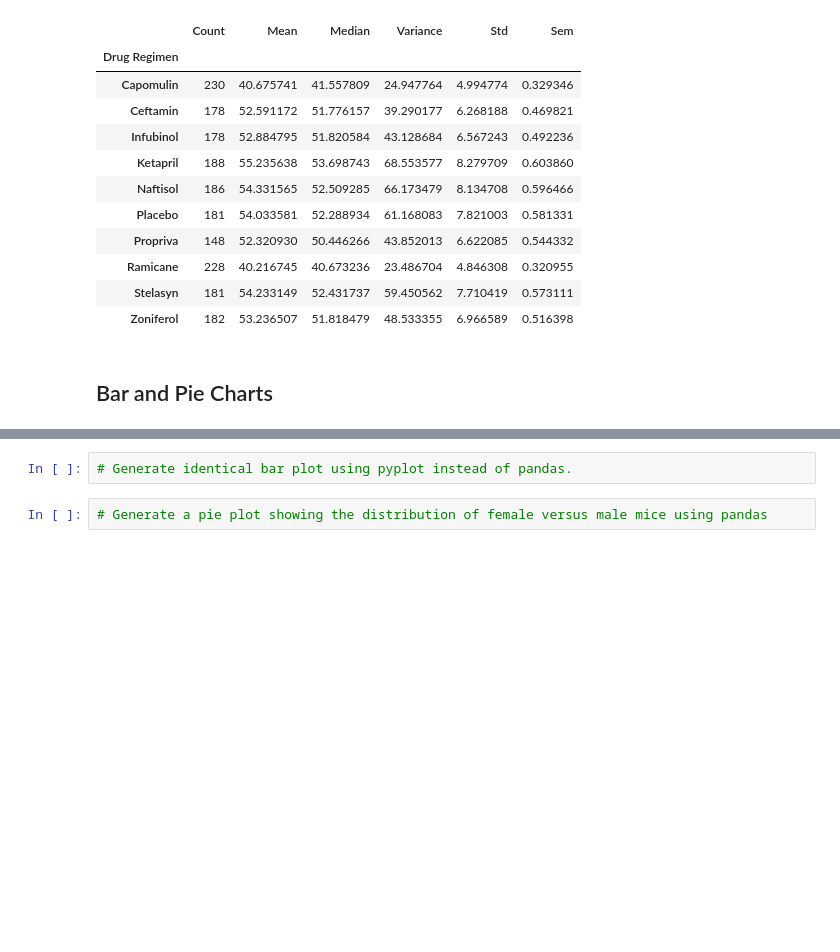
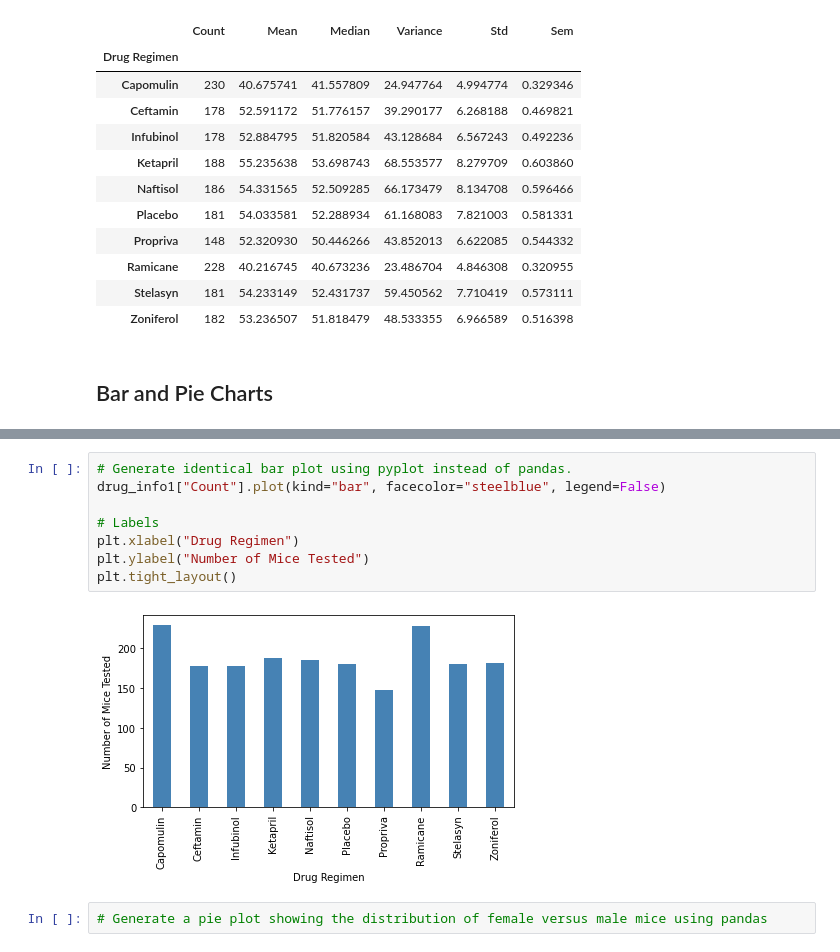
Before and after one commit to dalismo/Matplotlib-challenge, a Jupyter notebook: Pymaceuticals/pymaceuticals_starter.ipynb, the cells around one changed output, grey strips where cells are left out. Drawn from its saved outputs; the diff is of its cells as text; blank space fills up the shorter version.

```diff
--- a/Pymaceuticals/pymaceuticals_starter.ipynb
+++ b/Pymaceuticals/pymaceuticals_starter.ipynb
@@ -114,5 +131,13 @@ drug_info1
 # %%
 # Generate identical bar plot using pyplot instead of pandas.
+drug_info1["Count"].plot(kind="bar", facecolor="steelblue", legend=False)
+
+# Labels
+plt.xlabel("Drug Regimen")
+plt.ylabel("Number of Mice Tested")
+plt.tight_layout()
+# %% [output]
+[figure, added]
 # %%
 # Generate a pie plot showing the distribution of female versus male mice using pandas
 # %%
```
Also changed, not shown: parts of 2 cells of this notebook.
